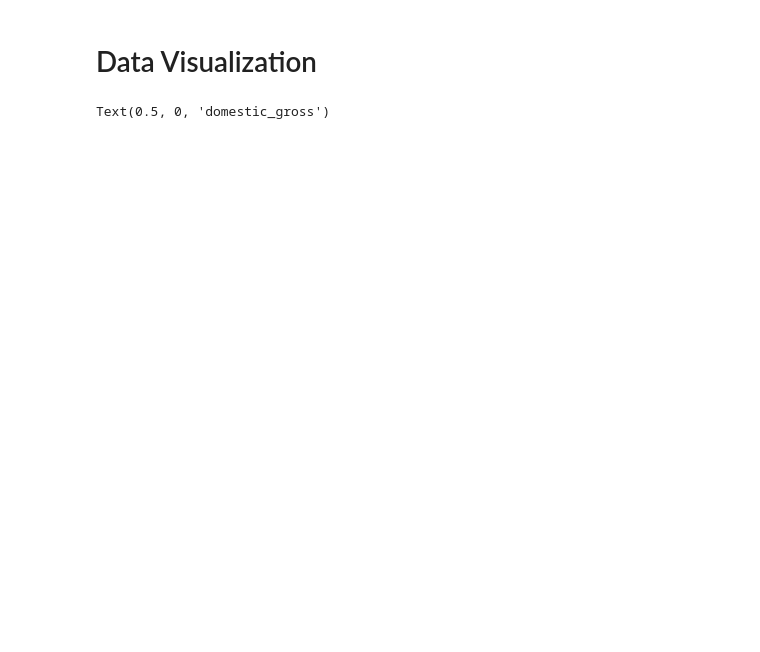
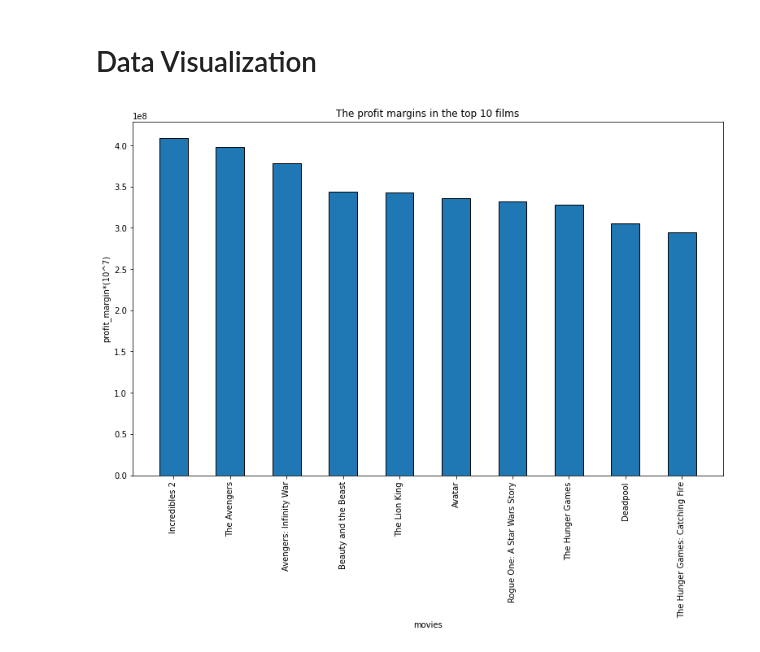
Before and after one commit to BettyBett/Microsoft_TV_shows, a Jupyter notebook: zippedData/Untitled.ipynb, the cells around one changed output. Saved outputs shown, nothing was run; the diff lists cells and outputs as text; code cells hidden in the pictures; blank space fills up the shorter version.

```diff
--- a/zippedData/Untitled.ipynb
+++ b/zippedData/Untitled.ipynb
@@ -406,0 +398,8 @@ df.describe()
+# %%
+# convert the values in production budget and domestic gross to integers
+subs['production_budget'] = subs['production_budget'].astype(int)
+subs['domestic_gross'] = subs['domestic_gross'].astype(int)
+# %%
+# Subtract the production budget from domestic gross to get the profit margin.
+df['profit_margin'] = subs['domestic_gross'] - subs['production_budget']
+df['profit_margin']
@@ -406,0 +419,4 @@ df.describe()
+# %%
+# arrange the profit margin from the highest
+df = df.sort_values(by ='profit_margin', ascending = False)
+df.head(10)
@@ -406,0 +448,4 @@ df.describe()
+# %%
+# extract rows whereby the vote average, vote count and profit margin values are above the 75% percentile
+df1 = df.loc[(df['vote_average'] > 6.9) & (df['vote_count'] > 2036) & (df['profit_margin']>17937050)]
+df1.head(10)
@@ -407,12 +464,16 @@ df.describe()
 # %% [markdown]
 # Data Visualization
-# %%
-#
-fig = plt.figure(figsize= (13,5))
-domestic_gross = df['domestic_gross']
-production_budget = df['production_budget']
-# creating the bar graph
-plt.bar(domestic_gross,production_budget, width= 0.5)
-plt.xlabel('domestic_gross')
-# %% [output]
-Text(0.5, 0, 'domestic_gross')
+# %%
+# plot a bar graph that shows the profit margins against the movie titles.
+fig = plt.figure(figsize= (13,8))
+movie = df1['movie'].head(10)
+profit_margin = df1['profit_margin'].head(10)
+# creating the bar graph
+plt.bar(movie, profit_margin, width= 0.5)
+plt.xlabel('movies')
+plt.ylabel('profit_margin*(10^7)')
+plt.title('The profit margins in the top 10 films')
+plt.xticks(rotation = 90)
+plt.show()
+# %% [output]
+[figure, added]
```
Also changed, not shown: parts of 42 cells of this notebook.
